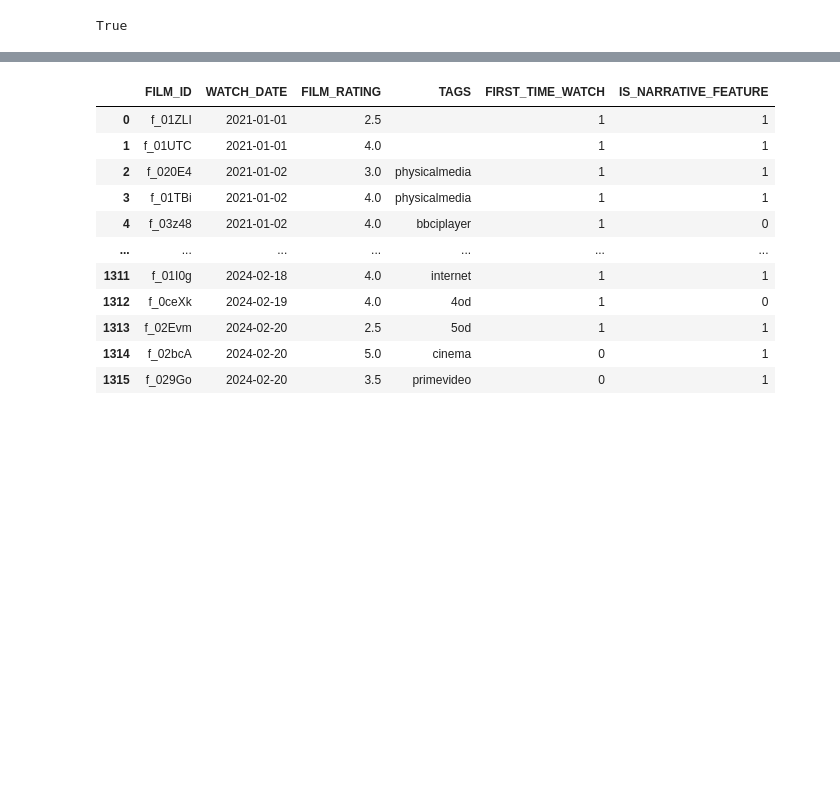
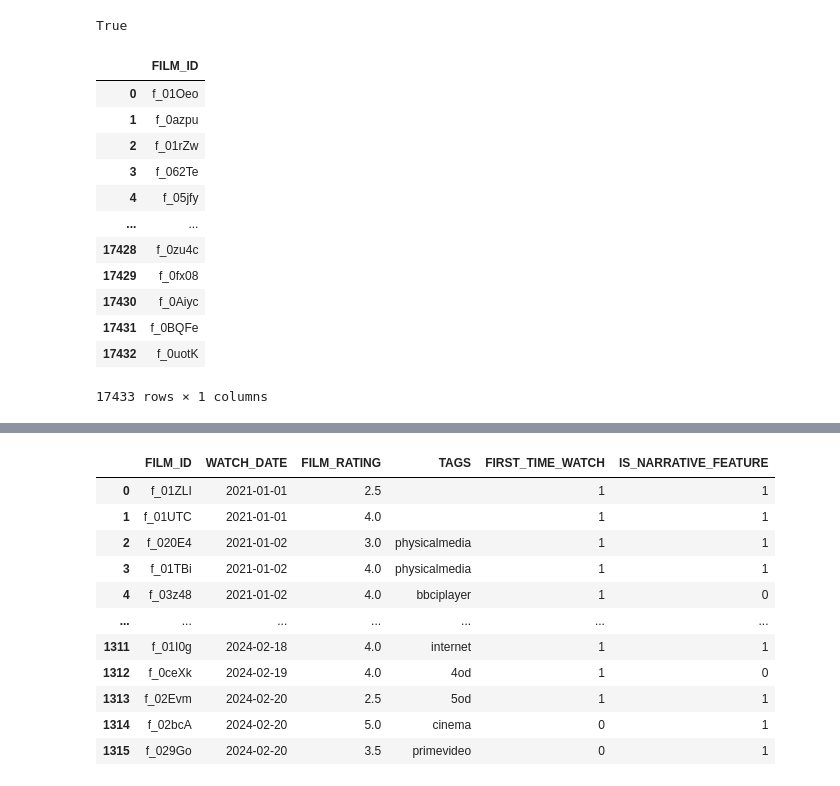
Before and after one commit to TD1138/letterboxd-app, a Jupyter notebook: lib/notebooks/DatabaseAnalysis.ipynb, the cells around one changed output, grey strips where cells are left out. Drawn from its saved outputs; the diff is of its cells as text; code cells hidden in the pictures; blank space fills up the shorter version.

```diff
--- a/lib/notebooks/DatabaseAnalysis.ipynb
+++ b/lib/notebooks/DatabaseAnalysis.ipynb
@@ -15,3 +15,39 @@ True
 # %%
 pd.set_option('display.max_rows', 999)
 pd.set_option('display.max_columns', 99)
+# %%
+days_since_last_lb_update_df = select_statement_to_df("""
+
+WITH DAYS_SINCE_LAST_STREAMING_UPDATE AS (
+
+SELECT FILM_ID, ROUND(AVG(DAYS_SINCE_LAST_UPDATE), 0) AS DAYS_SINCE_LAST_UPDATE
+FROM ( SELECT FILM_ID, ROUND(COALESCE(julianday('now') - julianday(CREATED_AT), 99), 0) AS DAYS_SINCE_LAST_UPDATE FROM FILM_STREAMING_SERVICES )
+GROUP BY FILM_ID
+
+)
+
+SELECT a.FILM_ID
+FROM FILM_ALGO_SCORE a
+LEFT JOIN DAYS_SINCE_LAST_STREAMING_UPDATE b
+ON a.FILM_ID = b.FILM_ID
+ORDER BY COALESCE(a.ALGO_SCORE,0.01) * COALESCE(b.DAYS_SINCE_LAST_UPDATE, 365) DESC
+
+""")
+
+# days_since_last_lb_update_df['DAYS_SINCE_LAST_UPDATE'] = days_since_last_lb_update_df['DAYS_SINCE_LAST_UPDATE'] + 0.02
+
+days_since_last_lb_update_df
+# %% [output]
+|  | FILM_ID |
+| 0 | f_01Oeo |
+| 1 | f_0azpu |
+| 2 | f_01rZw |
+| 3 | f_062Te |
+| 4 | f_05jfy |
+| ... | ... |
+| 17428 | f_0zu4c |
+| 17429 | f_0fx08 |
+| 17430 | f_0Aiyc |
+| 17431 | f_0BQFe |
+| 17432 | f_0uotK |
+17433 rows × 1 columns
```
Also changed, not shown: parts of 1 cell of this notebook.
